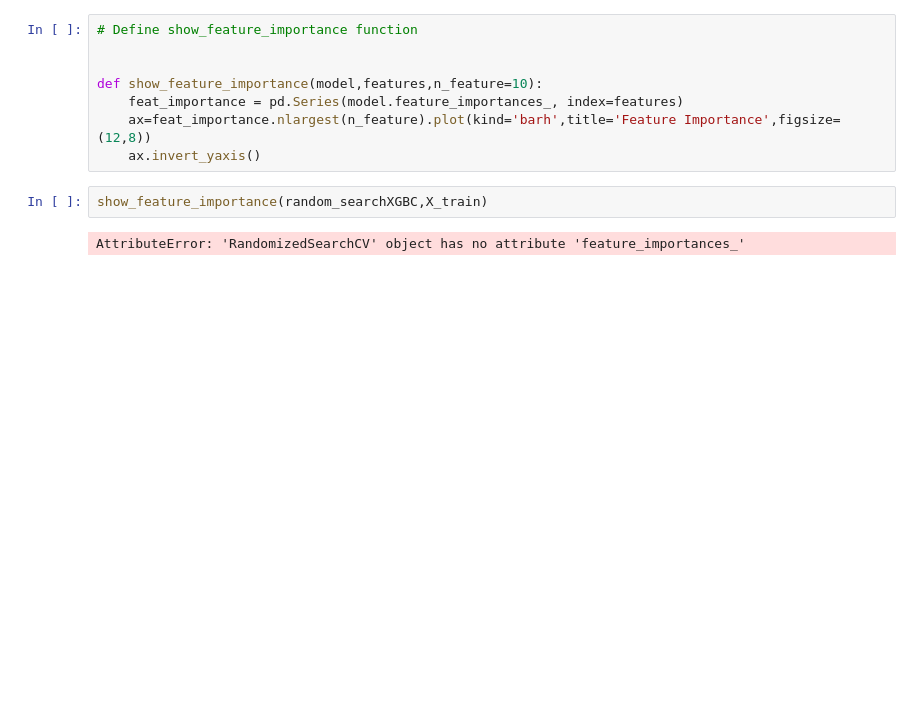
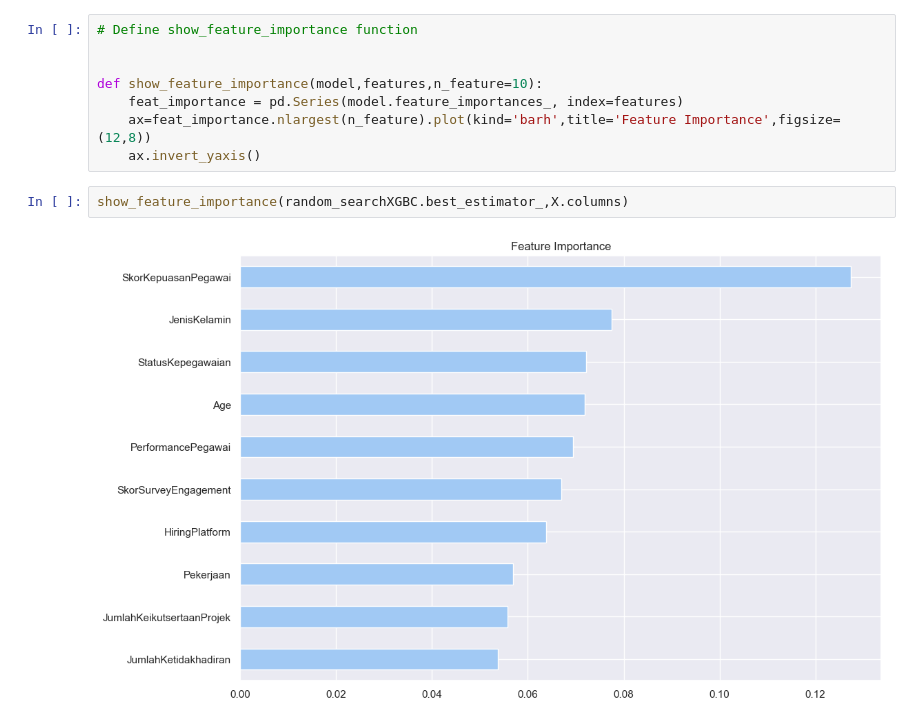
Before and after one commit to masendhy/improving_employee_retention, a Jupyter notebook: employee_retention.ipynb, the cells around one changed output. Drawn from its saved outputs; the diff is of its cells as text; blank space fills up the shorter version.

```diff
--- a/employee_retention.ipynb
+++ b/employee_retention.ipynb
@@ -1479,6 +1479,6 @@ def show_feature_importance(model,features,n_feature=10):
     ax=feat_importance.nlargest(n_feature).plot(kind='barh',title='Feature Importance',figsize=(12,8))
     ax.invert_yaxis()
 # %%
-show_feature_importance(random_searchXGBC,X_train)
+show_feature_importance(random_searchXGBC.best_estimator_,X.columns)
 # %% [output]
-AttributeError: 'RandomizedSearchCV' object has no attribute 'feature_importances_'
+[figure, added]
```
Also changed, not shown: parts of 2 cells of this notebook.
